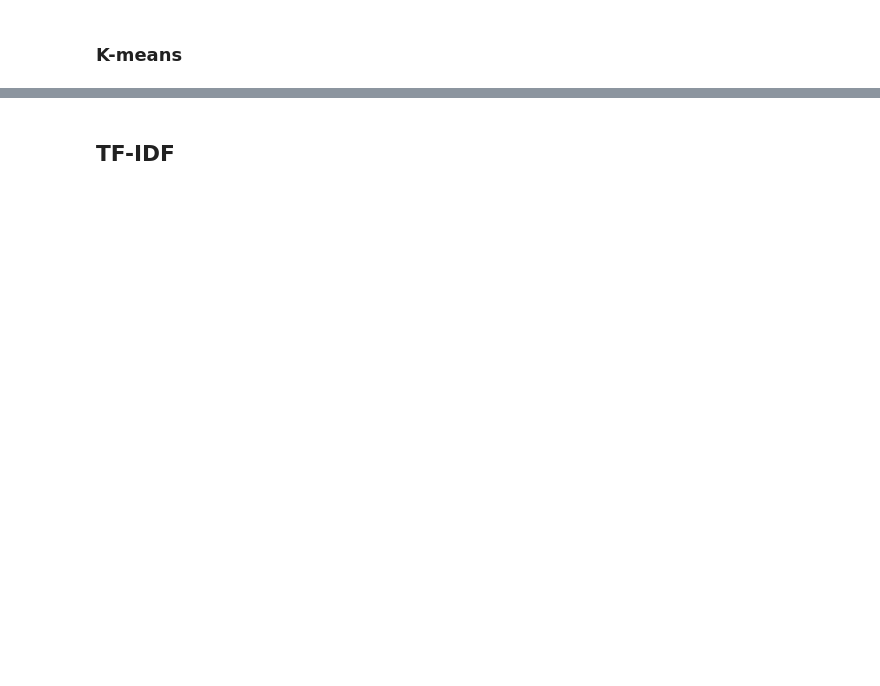
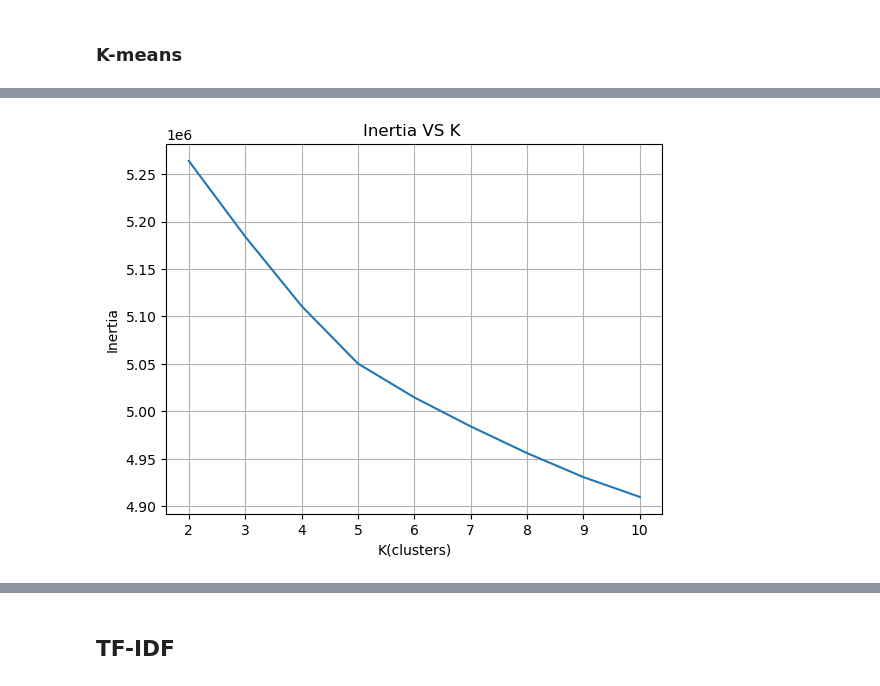
Before and after one commit to rmarconzini/amazon-fine-food-reviews-classification-clustering, a Jupyter notebook: Clustering.ipynb, the cells around one changed output, grey strips where cells are left out. Drawn from its saved outputs; the diff is of its cells as text; code cells hidden in the pictures; blank space fills up the shorter version.

```diff
--- a/Clustering.ipynb
+++ b/Clustering.ipynb
@@ -163,0 +175,17 @@ Adjusted Rand Index: 0.002580407143986559
+# %%
+k=[2,3,4,5,6,7,8,9,10]
+inertia=[]
+for i in k:
+    model=KMeans(n_clusters=i, max_iter=20, n_init=10, random_state=123)
+    model.fit(x_clust_BOW)
+    inertia.append(model.inertia_)
+
+# Trovo il miglior k usando l'elbow method
+plt.plot(k, inertia)
+plt.xlabel('K(clusters)')
+plt.ylabel('Inertia')
+plt.title('Inertia VS K ')
+plt.grid()
+plt.show()
+# %% [output]
+[figure, added]
```
Also changed, not shown: parts of 32 cells of this notebook.
